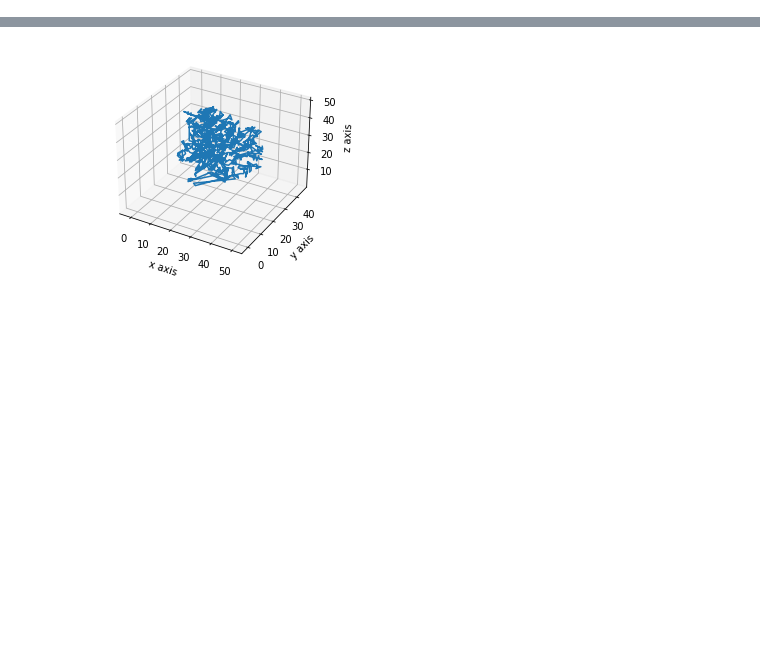
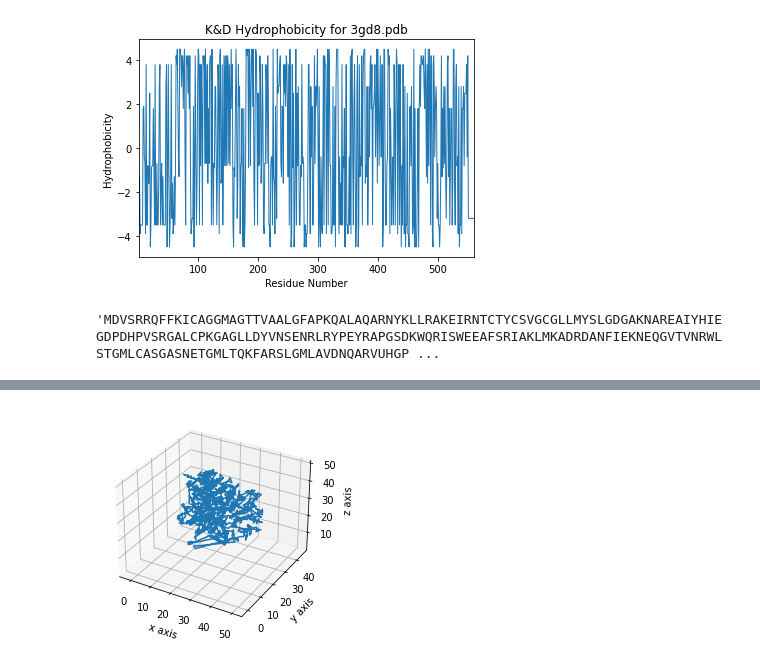
Before and after one commit to Dparanou/transmembrane-protein-prediction, a Jupyter notebook: test.ipynb, the cells around one changed output, grey strips where cells are left out. Saved outputs shown, nothing was run; the diff lists cells and outputs as text; code cells hidden in the pictures; blank space fills up the shorter version.

```diff
--- a/test.ipynb
+++ b/test.ipynb
@@ -7,0 +90,21 @@ hydrophobic_amino_acid = ["PRO", "ALA", "VAL", "ILE", "LEU", "MET", "PHE", "TRP"
+# %%
+# read fasta files
+fasta_structures = {}
+for f in listdir("./data_fasta"):
+  for record in SeqIO.parse("./data_fasta/" + f, "fasta"):
+    fasta_structures[f[9:13]] = {}
+    fasta_structures[f[9:13]]['structure'] = str(record.seq)
+    break
+# %%
+# Opening JSON file
+f = open('primary_structures.json')
+
+# returns JSON object as
+# a dictionary
+data = json.load(f)
+
+# get subunits for pdb files
+for i in data['objects']:
+  if i['pdbid'].upper() in fasta_structures:
+    x = requests.get('https://lomize-group-opm.herokuapp.com//primary_structures/' + str(i['id'])).json()
+    fasta_structures[i['pdbid'].upper()]['subunits'] = x['subunits']
@@ -7,0 +146,28 @@ hydrophobic_amino_acid = ["PRO", "ALA", "VAL", "ILE", "LEU", "MET", "PHE", "TRP"
+# %%
+# Opening JSON file with fasta data
+f = open('fasta_data.json')
+
+# returns JSON object as
+# a dictionary
+fasta_structures = json.load(f)
+
+f.close()
+# %%
+values_hyd = np.empty(len(fasta_structures['5WQC']['structure']))
+for index, res in enumerate(fasta_structures['5WQC']['structure']):
+  values_hyd[index] = kd[res]
+# %%
+x_data = range(1, len(fasta_structures['5WQC']['structure'])+1)
+plt.plot(x_data, values_hyd, linewidth=1.0)
+plt.axis(xmin = 1, xmax = len(fasta_structures['5WQC']['structure']))
+# plt.figure(figsize=(20, 15))
+plt.xlabel("Residue Number")
+plt.ylabel("Hydrophobicity")
+plt.title("K&D Hydrophobicity for 3gd8.pdb")
+plt.show()
+# %% [output]
+[figure, added]
+# %%
+fasta_structures['1KQF']['structure']
+# %% [output]
+'MDVSRRQFFKICAGGMAGTTVAALGFAPKQALAQARNYKLLRAKEIRNTCTYCSVGCGLLMYSLGDGAKNAREAIYHIEGDPDHPVSRGALCPKGAGLLDYVNSENRLRYPEYRAPGSDKWQRISWEEAFSRIAKLMKADRDANFIEKNEQGVTVNRWLSTGMLCASGASNETGMLTQKFARSLGMLAVDNQARVUHGP ...
```
Also changed, not shown: parts of 29 cells of this notebook, 4 other files.
